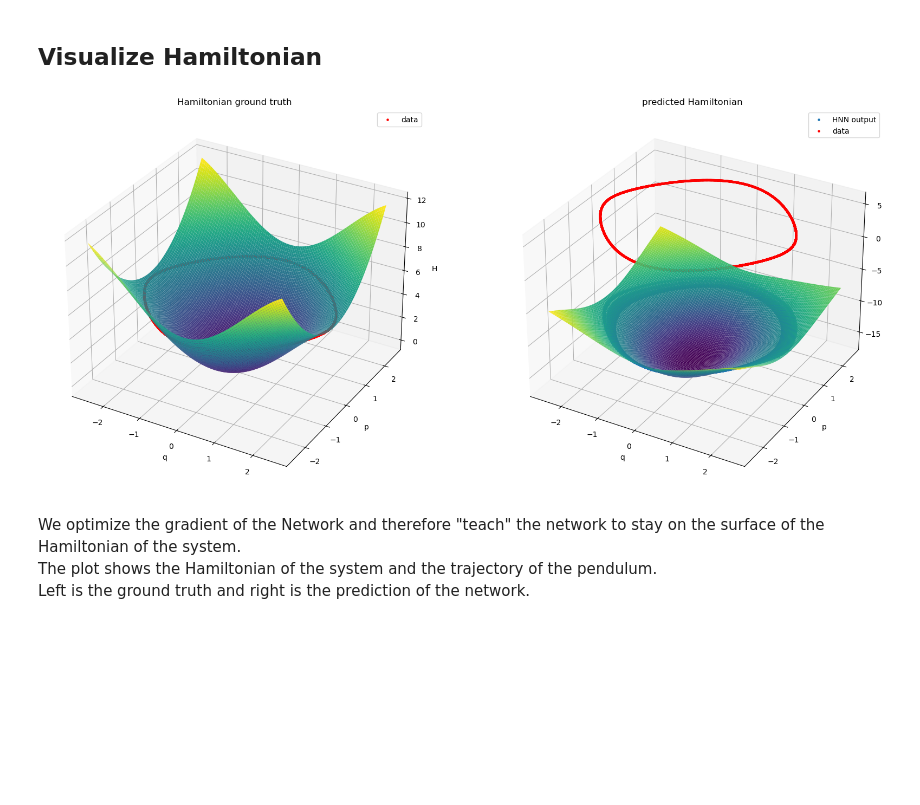
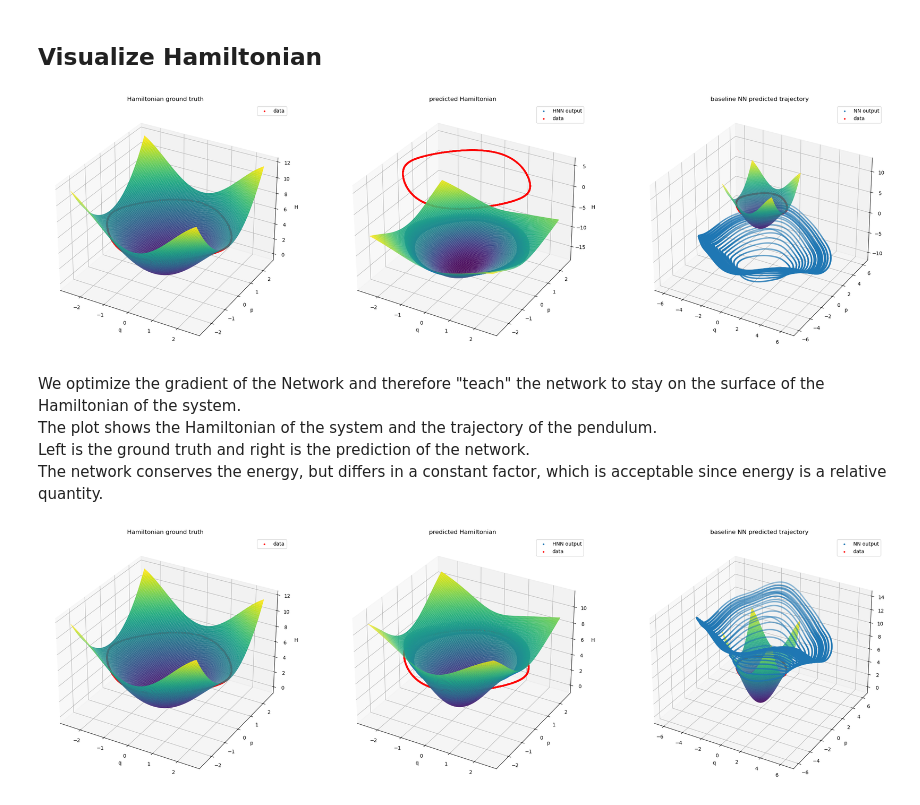
Before and after one commit to bGuenes/Scientific_ML_seminar, a Jupyter notebook: baseline.ipynb, the cells around one changed output. Cells and saved outputs as stored; diff of their text form; code cells hidden in the pictures; blank space fills up the shorter version.

Commit message:
reshift output

```diff
--- a/baseline.ipynb
+++ b/baseline.ipynb
@@ -328,33 +328,48 @@ H_pred = model_HNN(plot_H).detach().numpy().sum(axis=1).reshape(Q.shape)
 
 input = torch.tensor((xHNN.y[0],xHNN.y[1]), dtype=torch.double).T
 out = model_HNN(input).detach().numpy().sum(axis=1)
+
+input2 = torch.tensor((xNN.y[0],xNN.y[1]), dtype=torch.double).T
+out2 = model_HNN(input2).detach().numpy().sum(axis=1)
+H_pred2 = model(plot_H).detach().numpy().sum(axis=1).reshape(Q.shape)
 # %%
 # plot hamiltonian in 3d space of q and p
-fig, (ax1, ax2) = plt.subplots(1,2, figsize=(20, 10),subplot_kw=dict(projection='3d'))
+fig, (ax1, ax2, ax3) = plt.subplots(1,3, figsize=(30, 10),subplot_kw=dict(projection='3d'))
 
 ax1.plot_surface(Q, P, H, rstride=1, cstride=1,
                 cmap='viridis', edgecolor='none')
 ax1.scatter(x,y, h, c="red",s=5, label='data')
 ax1.set_title('Hamiltonian ground truth')
 ax1.set_xlabel('q')
 ax1.set_ylabel('p')
 ax1.set_zlabel('H')
 ax1.legend()
 
 ax2.scatter(xHNN.y[0],xHNN.y[1], out, s=5, label='HNN output')
 ax2.plot_surface(Q, P, H_pred, rstride=1, cstride=1,
                 cmap='viridis', edgecolor='none')
 ax2.scatter(x,y, hamiltonian_pl(x,y), c="red",s=5, label='data')
 ax2.set_title('predicted Hamiltonian')
 ax2.set_xlabel('q')
 ax2.set_ylabel('p')
 ax2.set_zlabel('H')
 ax2.legend()
 
+ax3.scatter(xNN.y[0],xNN.y[1], out2, s=5, label='NN output')
+ax3.plot_surface(Q, P, H, rstride=1, cstride=1,
+                cmap='viridis', edgecolor='none')
+ax3.scatter(x,y, hamiltonian_pl(x,y), c="red",s=5, label='data')
+ax3.set_title('baseline NN predicted trajectory')
+ax3.set_xlabel('q')
+ax3.set_ylabel('p')
+ax3.set_zlabel('H')
+ax3.legend()
+
 plt.show()
 # %% [output]
-[figure, old version]
+[figure, new version]
 # %% [markdown]
 We optimize the gradient of the Network and therefore "teach" the network to stay on the surface of the Hamiltonian of the system. <br>
 The plot shows the Hamiltonian of the system and the trajectory of the pendulum. <br>
-Left is the ground truth and right is the prediction of the network.
+Left is the ground truth and right is the prediction of the network. <br>
+The network conserves the energy, but differs in a constant factor, which is acceptable since energy is a relative quantity. <br>
@@ -360,0 +379,35 @@ Left is the ground truth and right is the prediction of the network.
+# %%
+fig, (ax1, ax2, ax3) = plt.subplots(1,3, figsize=(30, 10),subplot_kw=dict(projection='3d'))
+
+ax1.plot_surface(Q, P, H, rstride=1, cstride=1,
+                cmap='viridis', edgecolor='none')
+ax1.scatter(x,y, h, c="red",s=5, label='data')
+ax1.set_title('Hamiltonian ground truth')
+ax1.set_xlabel('q')
+ax1.set_ylabel('p')
+ax1.set_zlabel('H')
+ax1.legend()
+
+ax2.scatter(xHNN.y[0],xHNN.y[1], out+diff_1, s=5, label='HNN output')
+ax2.plot_surface(Q, P, H_pred+diff_1, rstride=1, cstride=1,
+                cmap='viridis', edgecolor='none')
+ax2.scatter(x,y, hamiltonian_pl(x,y), c="red",s=5, label='data')
+ax2.set_title('predicted Hamiltonian')
+ax2.set_xlabel('q')
+ax2.set_ylabel('p')
+ax2.set_zlabel('H')
+ax2.legend()
+
+ax3.scatter(xNN.y[0],xNN.y[1], out2+diff_2, s=5, label='NN output')
+ax3.plot_surface(Q, P, H, rstride=1, cstride=1,
+                cmap='viridis', edgecolor='none')
+ax3.scatter(x,y,h, c="red",s=5, label='data')
+ax3.set_title('baseline NN predicted trajectory')
+ax3.set_xlabel('q')
+ax3.set_ylabel('p')
+ax3.set_zlabel('H')
+ax3.legend()
+
+plt.show()
+# %% [output]
+[figure, added]
```
Also changed, not shown: parts of 4 cells of this notebook.
